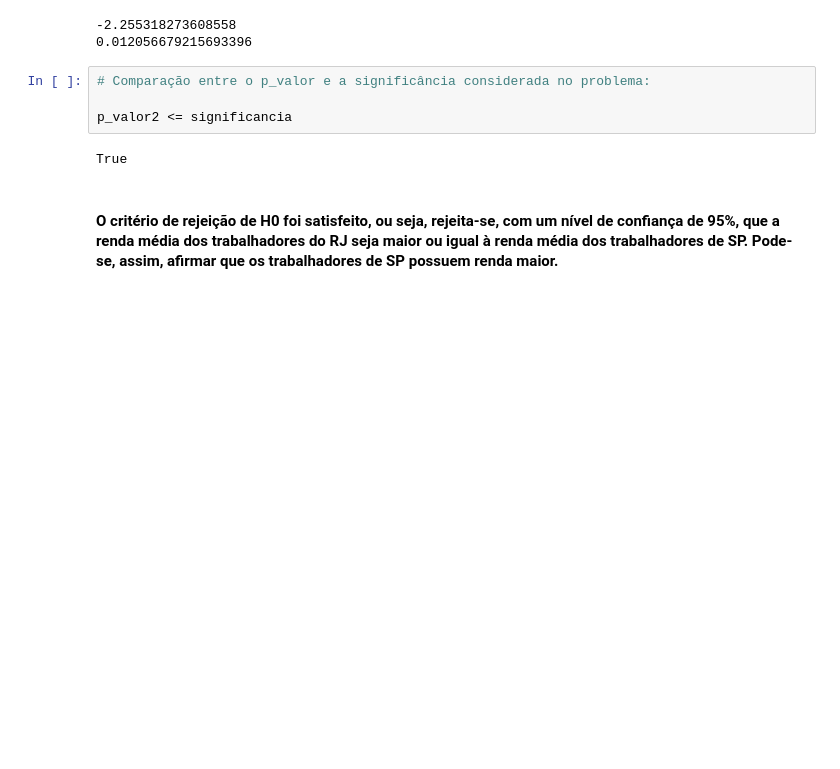
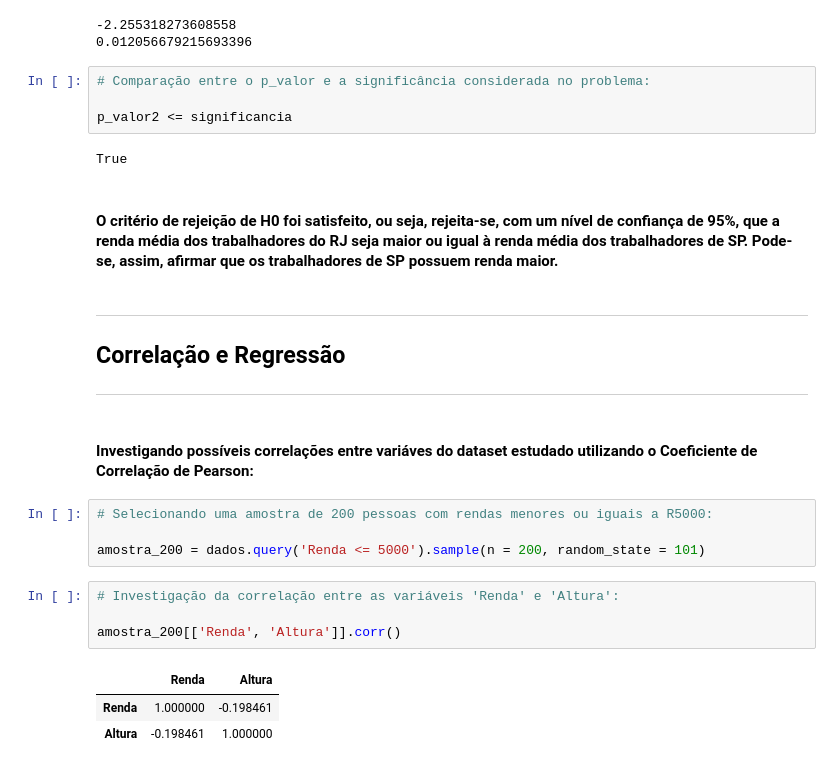
Before and after one commit to silsantos/Data-Science_Projects, a Jupyter notebook: Estatistica/Pratica2.ipynb, the cells around one changed output. Cells and saved outputs as stored; diff of their text form; blank space fills up the shorter version.

Commit message:
Investigação preliminar sobre correlação linear

```diff
--- a/Estatistica/Pratica2.ipynb
+++ b/Estatistica/Pratica2.ipynb
@@ -492,3 +492,23 @@ p_valor2 <= significancia
 True
 # %% [markdown]
 #### O critério de rejeição de H0 foi satisfeito, ou seja, rejeita-se, com um nível de confiança de 95%, que a renda média dos trabalhadores do RJ seja maior ou igual à renda média dos trabalhadores de SP. Pode-se, assim, afirmar que os trabalhadores de SP possuem renda maior.
+# %% [markdown]
+***
+####
+## Correlação e Regressão
+####
+***
+# %% [markdown]
+#### Investigando possíveis correlações entre variáves do dataset estudado utilizando o Coeficiente de Correlação de Pearson:
+# %%
+# Selecionando uma amostra de 200 pessoas com rendas menores ou iguais a R5000:
+
+amostra_200 = dados.query('Renda <= 5000').sample(n = 200, random_state = 101)
+# %%
+# Investigação da correlação entre as variáveis 'Renda' e 'Altura':
+
+amostra_200[['Renda', 'Altura']].corr()
+# %% [output]
+|  | Renda | Altura |
+| Renda | 1.000000 | -0.198461 |
+| Altura | -0.198461 | 1.000000 |
```
Also changed, not shown: parts of 3 cells of this notebook.
